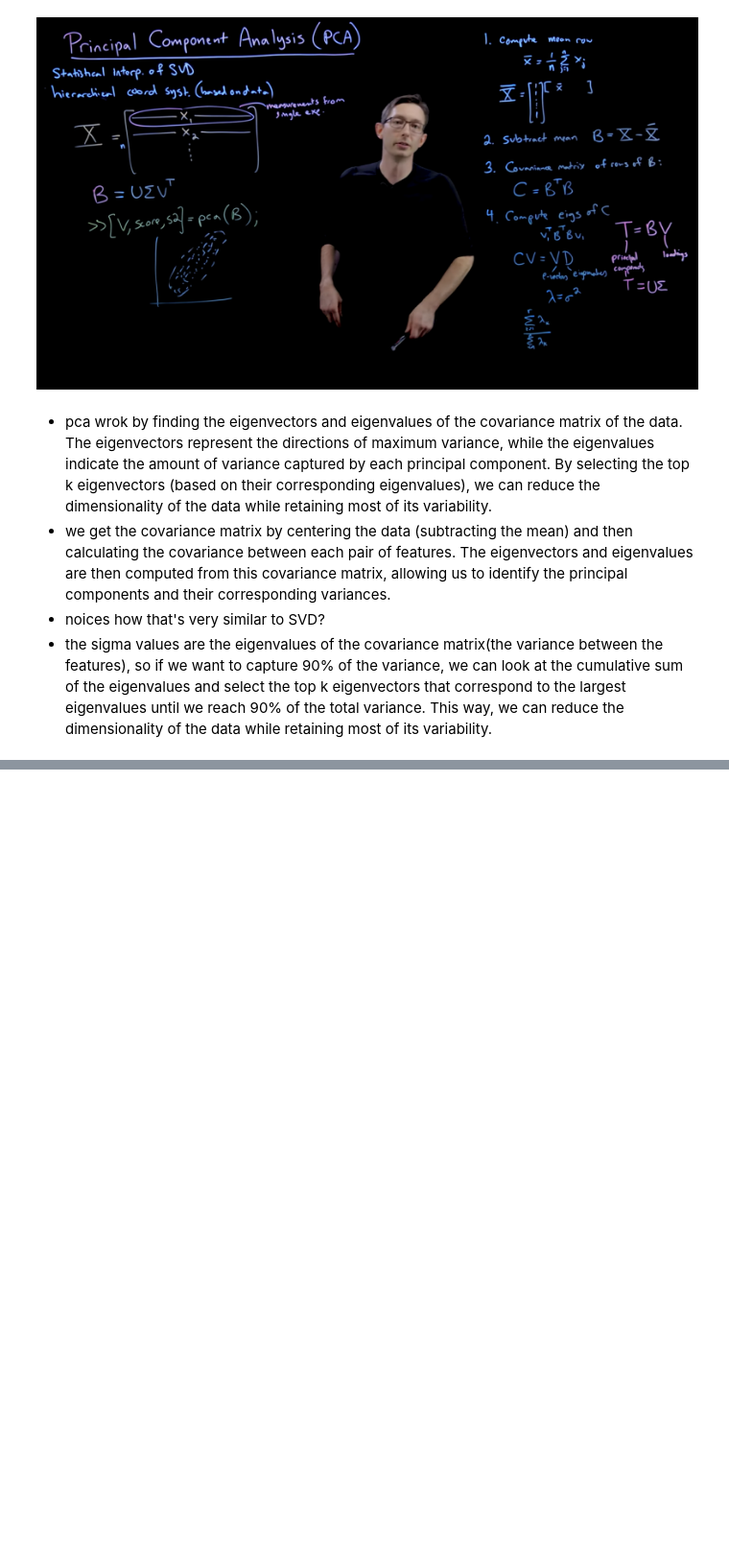
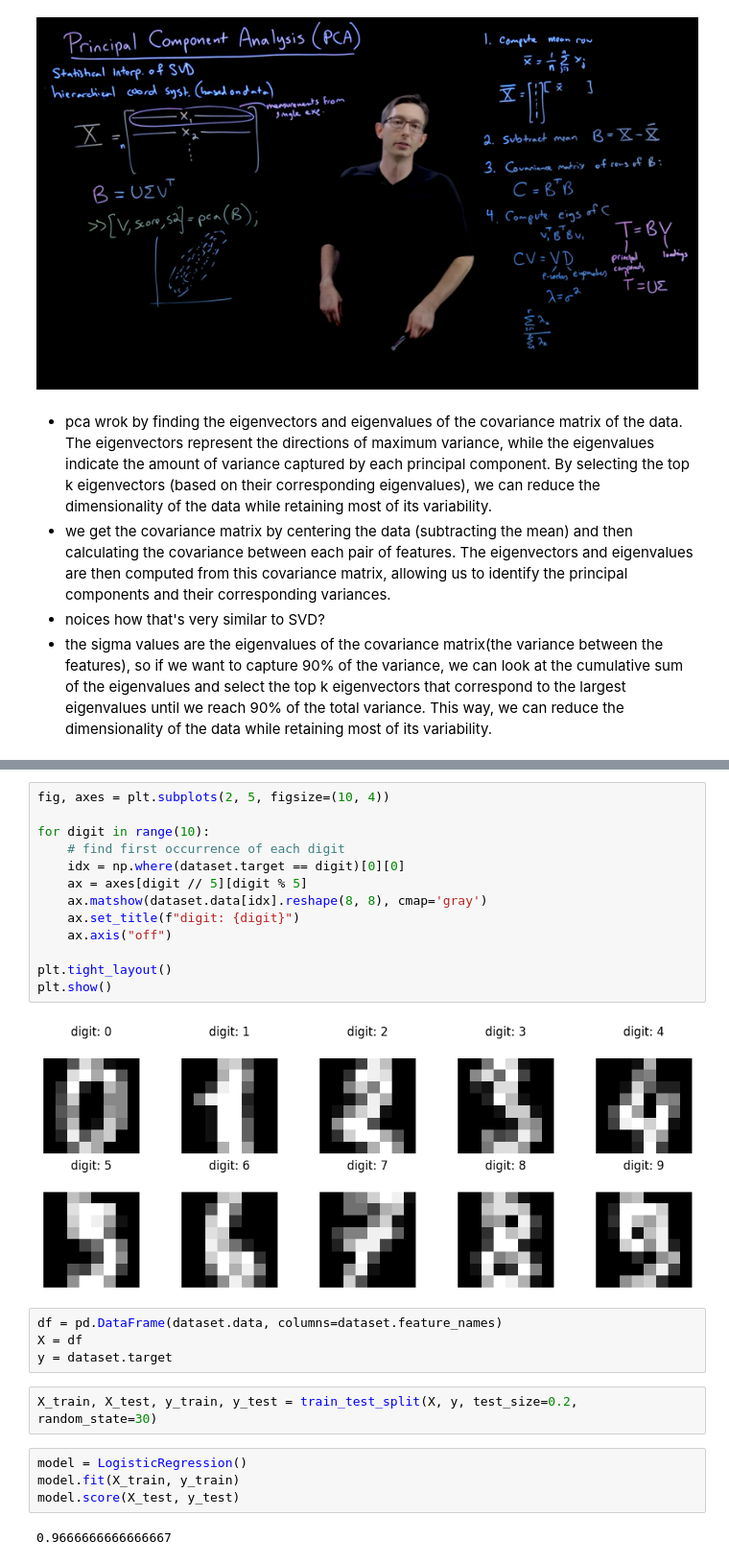
Before and after one commit to i-eat-tea/SVD-project4, a Jupyter notebook: svd.ipynb, the cells around one changed output, grey strips where cells are left out. Shown at 96% size. Cells and saved outputs as stored; diff of their text form; blank space fills up the shorter version.

```diff
--- a/svd.ipynb
+++ b/svd.ipynb
@@ -365,0 +255,27 @@ PC1 loadings (sorted by abs value):
+# %%
+fig, axes = plt.subplots(2, 5, figsize=(10, 4))
+
+for digit in range(10):
+    # find first occurrence of each digit
+    idx = np.where(dataset.target == digit)[0][0]
+    ax = axes[digit // 5][digit % 5]
+    ax.matshow(dataset.data[idx].reshape(8, 8), cmap='gray')
+    ax.set_title(f"digit: {digit}")
+    ax.axis("off")
+
+plt.tight_layout()
+plt.show()
+# %% [output]
+[figure, added]
+# %%
+df = pd.DataFrame(dataset.data, columns=dataset.feature_names)
+X = df
+y = dataset.target
+# %%
+X_train, X_test, y_train, y_test = train_test_split(X, y, test_size=0.2, random_state=30)
+# %%
+model = LogisticRegression()
+model.fit(X_train, y_train)
+model.score(X_test, y_test)
+# %% [output]
+0.9666666666666667
```
Also changed, not shown: parts of 17 cells of this notebook, 2 other files.
